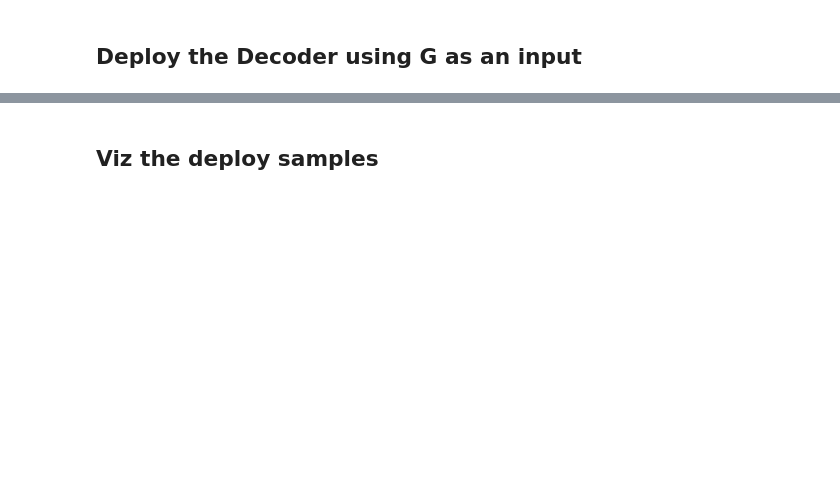
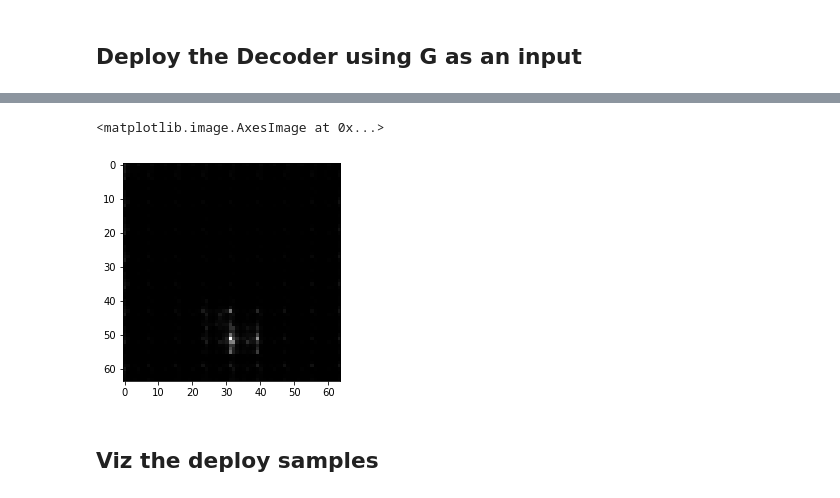
Before and after one commit to kseuro/particle_generator, a Jupyter notebook: deploy_analysis/deploy_decoder_with_EWM_generator.ipynb, the cells around one changed output, grey strips where cells are left out. Drawn from its saved outputs; the diff is of its cells as text; code cells hidden in the pictures; blank space fills up the shorter version.

```diff
--- a/deploy_analysis/deploy_decoder_with_EWM_generator.ipynb
+++ b/deploy_analysis/deploy_decoder_with_EWM_generator.ipynb
@@ -335,3 +432,8 @@ print(samples1[0].shape, type(samples1[0]))
+# %%
+plt.imshow(samples1[6], cmap='gray')
+# %% [output]
+<matplotlib.image.AxesImage at 0x...>
+[figure, added]
 # %% [markdown]
 ## Viz the deploy samples
 # %%
```
Also changed, not shown: parts of 37 cells of this notebook, 5 other files.
